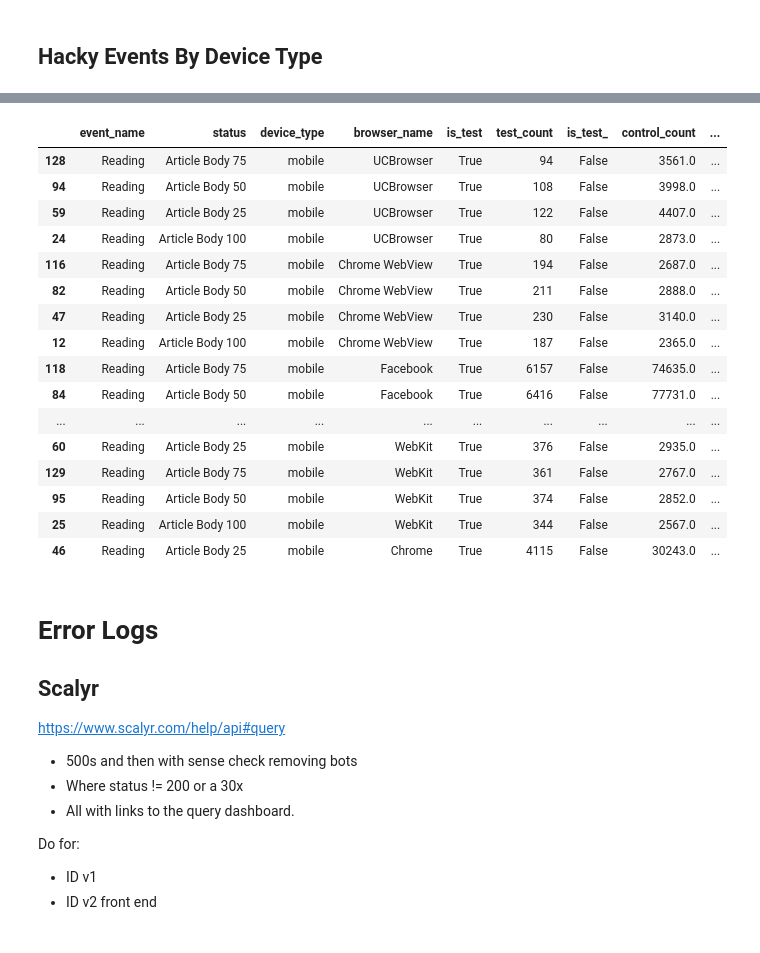
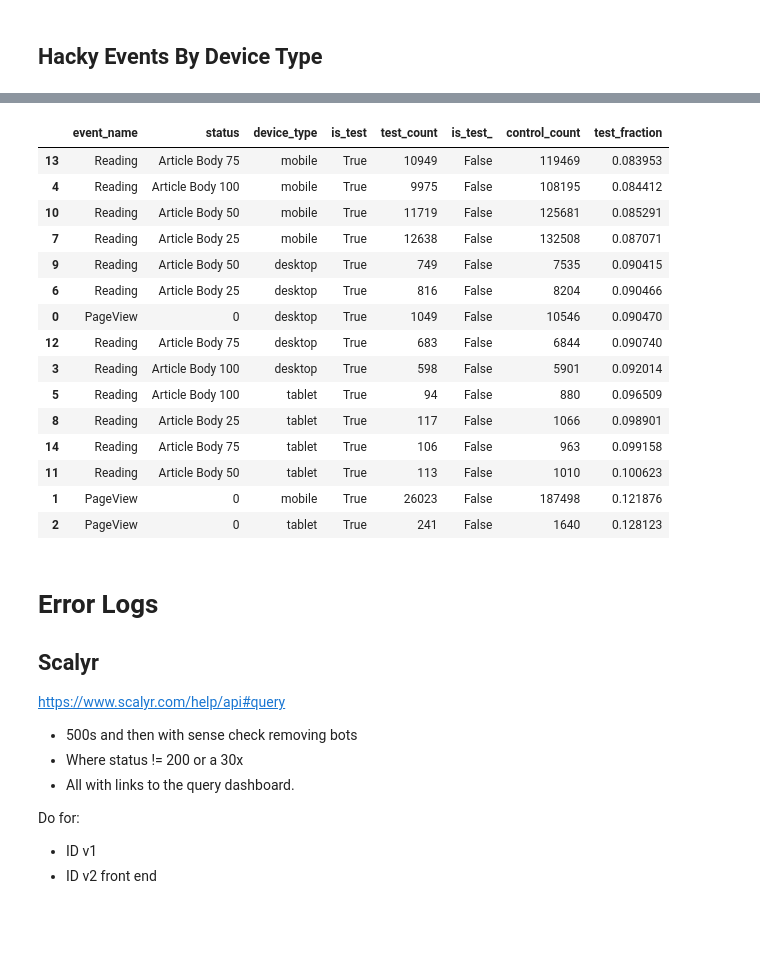
Before and after one commit to moneysmartco/blog-jupyter-notebooks, a Jupyter notebook: first_experiments.ipynb, the cells around one changed output, grey strips where cells are left out. Cells and saved outputs as stored; diff of their text form; code cells hidden in the pictures.

```diff
--- a/first_experiments.ipynb
+++ b/first_experiments.ipynb
@@ -844,12 +857,14 @@ events.head()
         , context.operating_system.version as operating_system_version
         , context.user_agent as user_agent"""
 
-cols_to_group_by = ["event_name", "status",  "device_type", "browser_name"]
+# cols_to_group_by = ["event_name", "status",  "device_type", "browser_name", "browser_version"]
+cols_to_group_by = ["event_name", "status",  "device_type", "browser_name", "user_agent"]
+cols_to_group_by  = ["event_name", "status",  "device_type", ]
 # combined_raw_df  = events.groupby(cols_to_group_by+["is_test",]).size()
 
-combined_raw_df = pd.DataFrame({"count":events.groupby(cols_to_group_by+["is_test",]).size()}).reset_index()
+combined_raw_df = pd.DataFrame({"count":events.fillna(0).groupby(cols_to_group_by+["is_test",]).size()}).reset_index()  #fillna(-1) is to stop it removing Nulls
 
-# combined_raw_df
+# combined_raw_df[combined_raw_df.event_name=="PageView"]
 # %%
 # combined_raw_df[combined_raw_df.is_test==True]
 # %%
@@ -882,25 +914,30 @@ combined_df = test_df.join(control_df, rsuffix="_").reset_index()
 # %%
 combined_df["test_fraction"] = combined_df.apply (lambda row: row.test_count/(row.control_count + row.test_count), axis=1)
-# %%
-combined_df[combined_df['control_count']>1000].sort_values("test_fraction")
-# %% [output]
-|  | event_name | status | device_type | browser_name | is_test | test_count | is_test_ | control_count | ... |
-| 128 | Reading | Article Body 75 | mobile | UCBrowser | True | 94 | False | 3561.0 | ... |
-| 94 | Reading | Article Body 50 | mobile | UCBrowser | True | 108 | False | 3998.0 | ... |
-| 59 | Reading | Article Body 25 | mobile | UCBrowser | True | 122 | False | 4407.0 | ... |
-| 24 | Reading | Article Body 100 | mobile | UCBrowser | True | 80 | False | 2873.0 | ... |
-| 116 | Reading | Article Body 75 | mobile | Chrome WebView | True | 194 | False | 2687.0 | ... |
-| 82 | Reading | Article Body 50 | mobile | Chrome WebView | True | 211 | False | 2888.0 | ... |
-| 47 | Reading | Article Body 25 | mobile | Chrome WebView | True | 230 | False | 3140.0 | ... |
-| 12 | Reading | Article Body 100 | mobile | Chrome WebView | True | 187 | False | 2365.0 | ... |
-| 118 | Reading | Article Body 75 | mobile | Facebook | True | 6157 | False | 74635.0 | ... |
-| 84 | Reading | Article Body 50 | mobile | Facebook | True | 6416 | False | 77731.0 | ... |
-| ... | ... | ... | ... | ... | ... | ... | ... | ... | ... |
-| 60 | Reading | Article Body 25 | mobile | WebKit | True | 376 | False | 2935.0 | ... |
-| 129 | Reading | Article Body 75 | mobile | WebKit | True | 361 | False | 2767.0 | ... |
-| 95 | Reading | Article Body 50 | mobile | WebKit | True | 374 | False | 2852.0 | ... |
-| 25 | Reading | Article Body 100 | mobile | WebKit | True | 344 | False | 2567.0 | ... |
-| 46 | Reading | Article Body 25 | mobile | Chrome | True | 4115 | False | 30243.0 | ... |
+# %%
+# combined_df[combined_df['control_count']>1000][combined_df['browser_name']=="Facebook"].sort_values(["browser_name", "browser_version", "status"]).to_csv("results.csv")
+# "test_fraction",
+
+# combined_df[combined_df['control_count']>100].sort_values(["user_agent", "event_name","status"])
+
+
+combined_df[combined_df['control_count']>100][combined_df['test_count']>50].sort_values(["test_fraction"])
+# %% [output]
+|  | event_name | status | device_type | is_test | test_count | is_test_ | control_count | test_fraction |
+| 13 | Reading | Article Body 75 | mobile | True | 10949 | False | 119469 | 0.083953 |
+| 4 | Reading | Article Body 100 | mobile | True | 9975 | False | 108195 | 0.084412 |
+| 10 | Reading | Article Body 50 | mobile | True | 11719 | False | 125681 | 0.085291 |
+| 7 | Reading | Article Body 25 | mobile | True | 12638 | False | 132508 | 0.087071 |
+| 9 | Reading | Article Body 50 | desktop | True | 749 | False | 7535 | 0.090415 |
+| 6 | Reading | Article Body 25 | desktop | True | 816 | False | 8204 | 0.090466 |
+| 0 | PageView | 0 | desktop | True | 1049 | False | 10546 | 0.090470 |
+| 12 | Reading | Article Body 75 | desktop | True | 683 | False | 6844 | 0.090740 |
+| 3 | Reading | Article Body 100 | desktop | True | 598 | False | 5901 | 0.092014 |
+| 5 | Reading | Article Body 100 | tablet | True | 94 | False | 880 | 0.096509 |
+| 8 | Reading | Article Body 25 | tablet | True | 117 | False | 1066 | 0.098901 |
+| 14 | Reading | Article Body 75 | tablet | True | 106 | False | 963 | 0.099158 |
+| 11 | Reading | Article Body 50 | tablet | True | 113 | False | 1010 | 0.100623 |
+| 1 | PageView | 0 | mobile | True | 26023 | False | 187498 | 0.121876 |
+| 2 | PageView | 0 | tablet | True | 241 | False | 1640 | 0.128123 |
 # %% [markdown]
 # Error Logs
 
```
Also changed, not shown: parts of 6 cells of this notebook, 3 other files.
